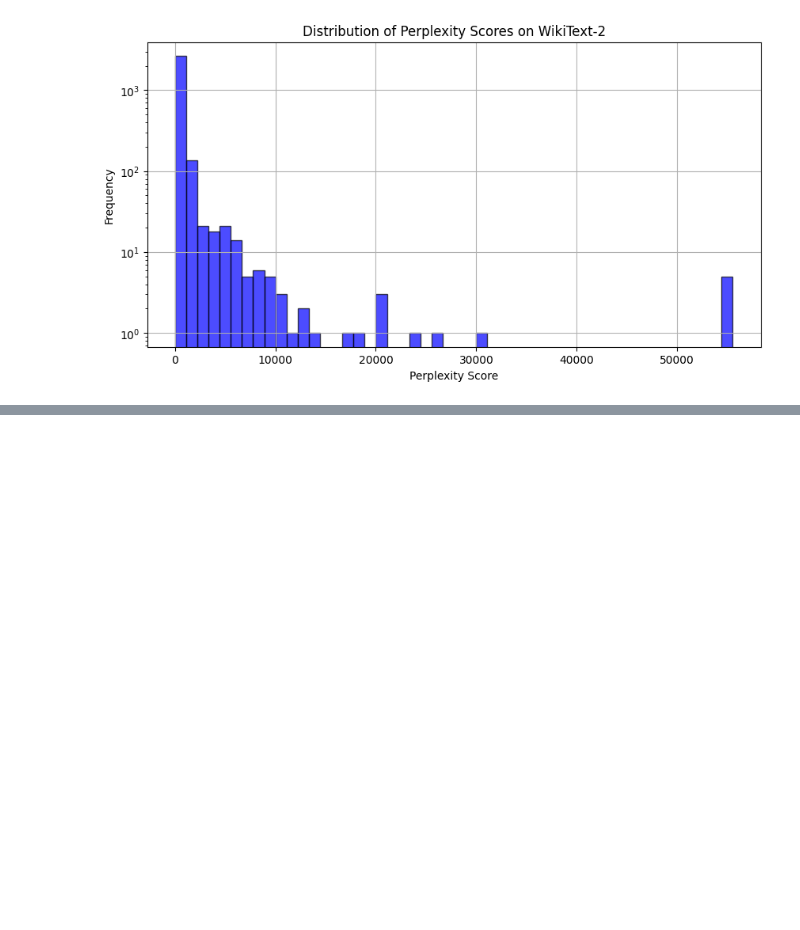
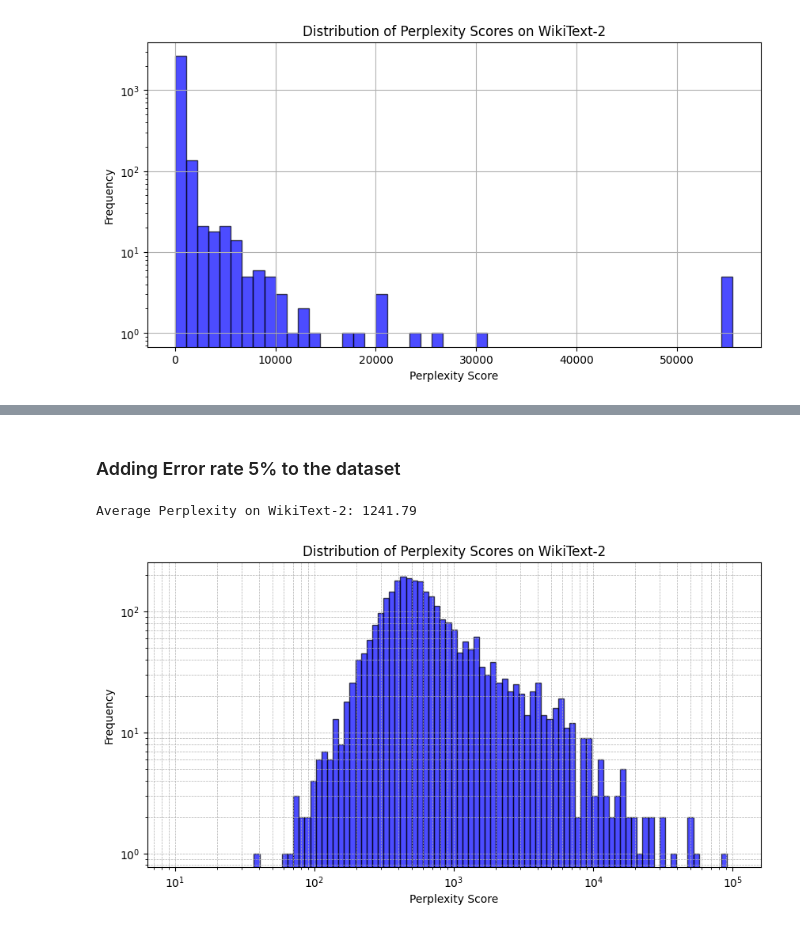
Before and after one commit to mhdnihas/Compare-The-LLM-Perfomance-using-Perplexity, a Jupyter notebook: Muhammed_Nihas.ipynb, the cells around one changed output, grey strips where cells are left out. Cells and saved outputs as stored; diff of their text form; code cells hidden in the pictures; blank space fills up the shorter version.

```diff
--- a/Muhammed_Nihas.ipynb
+++ b/Muhammed_Nihas.ipynb
@@ -200,0 +251,32 @@ plt.grid(True)
+# %% [markdown]
+### Adding Error rate 5% to the dataset
+# %%
+modified_texts = [introduce_typos(text,error_rate=0.05) for text in dataset["text"]]
+dataset = dataset.add_column("modified_text_5%Error", modified_texts)
+# %%
+modified_text = dataset["modified_text_5%Error"]
+perplexities = calculate_perplexity(modified_text)
+# %%
+if perplexities:
+    avg_perplexity = sum(perplexities) / len(perplexities)
+    print(f"\nAverage Perplexity on WikiText-2: {avg_perplexity:.2f}")
+else:
+    print("No valid text samples found.")
+# %% [output]
+Average Perplexity on WikiText-2: 1241.79
+# %%
+import matplotlib.pyplot as plt
+import numpy as np
+
+plt.figure(figsize=(10, 5))
+plt.hist(perplexities, bins=np.logspace(1, 5, 100), color='blue', alpha=0.7, edgecolor='black')
+plt.xscale("log")
+plt.xlabel("Perplexity Score")
+plt.ylabel("Frequency")
+plt.title("Distribution of Perplexity Scores on WikiText-2")
+plt.yscale("log")
+plt.grid(True, which="both", linestyle="--", linewidth=0.5)
+
+plt.show()
+# %% [output]
+[figure, added]
```
Also changed, not shown: parts of 9 cells of this notebook.
